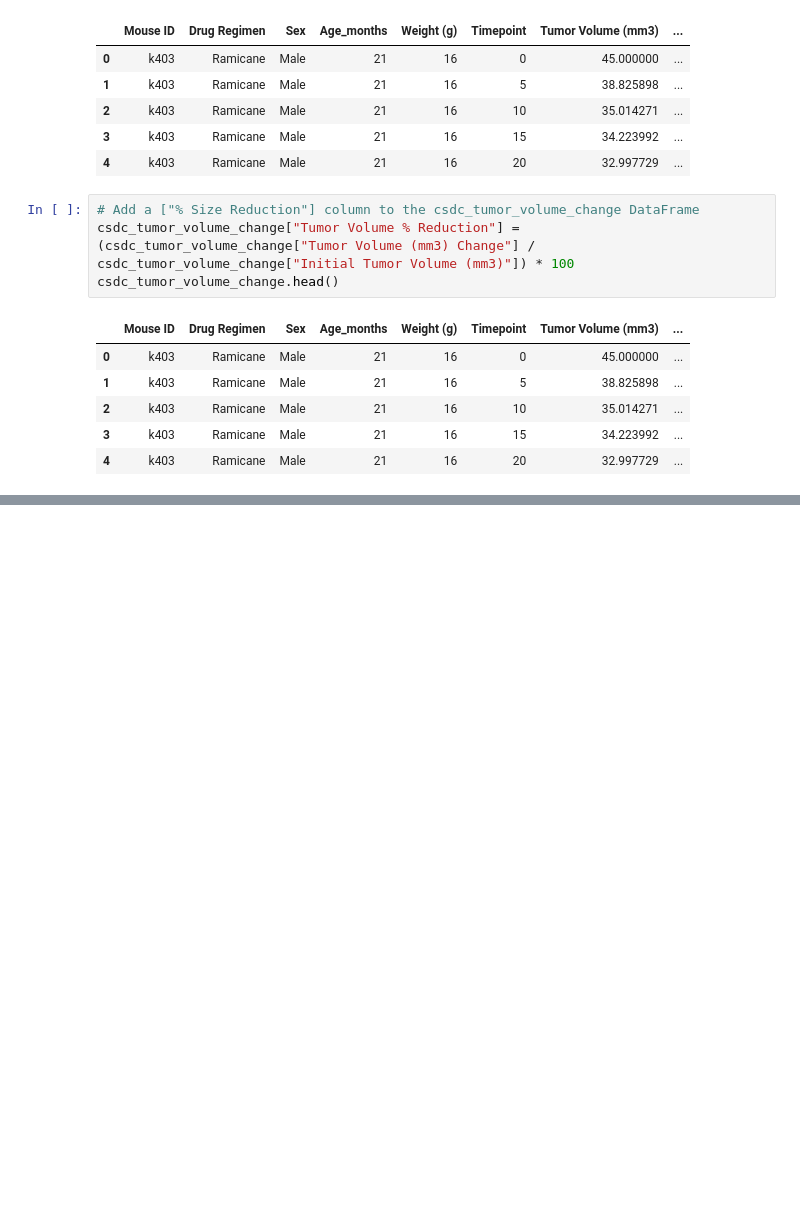
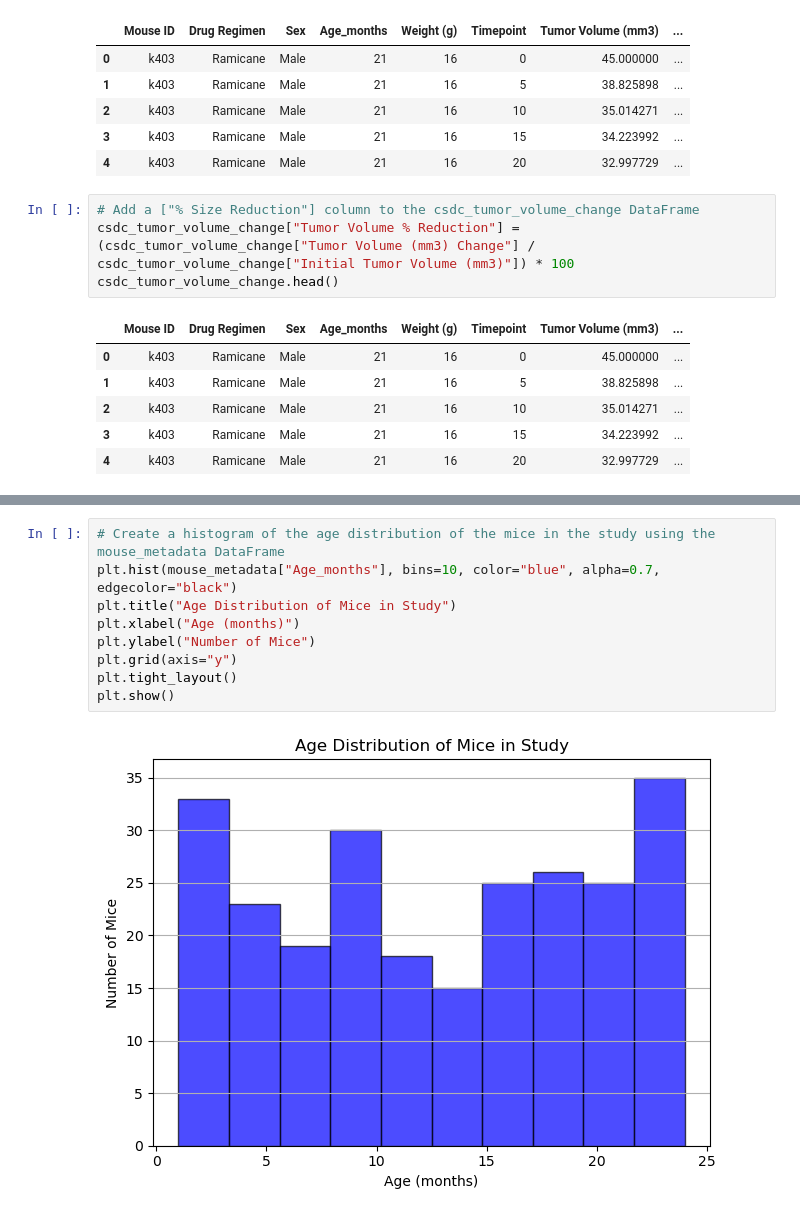
Before and after one commit to Jon-Pierson/pymaceuticals_capomulin_study, a Jupyter notebook: capomulin_data_analysis.ipynb, the cells around one changed output, grey strips where cells are left out. Drawn from its saved outputs; the diff is of its cells as text; blank space fills up the shorter version.

```diff
--- a/capomulin_data_analysis.ipynb
+++ b/capomulin_data_analysis.ipynb
@@ -229,0 +237,11 @@ csdc_tumor_volume_change.head()
+# %%
+# Create a histogram of the age distribution of the mice in the study using the mouse_metadata DataFrame
+plt.hist(mouse_metadata["Age_months"], bins=10, color="blue", alpha=0.7, edgecolor="black")
+plt.title("Age Distribution of Mice in Study")
+plt.xlabel("Age (months)")
+plt.ylabel("Number of Mice")
+plt.grid(axis="y")
+plt.tight_layout()
+plt.show()
+# %% [output]
+[figure, added]
```
Also changed, not shown: parts of 2 cells of this notebook, 1 other file.
